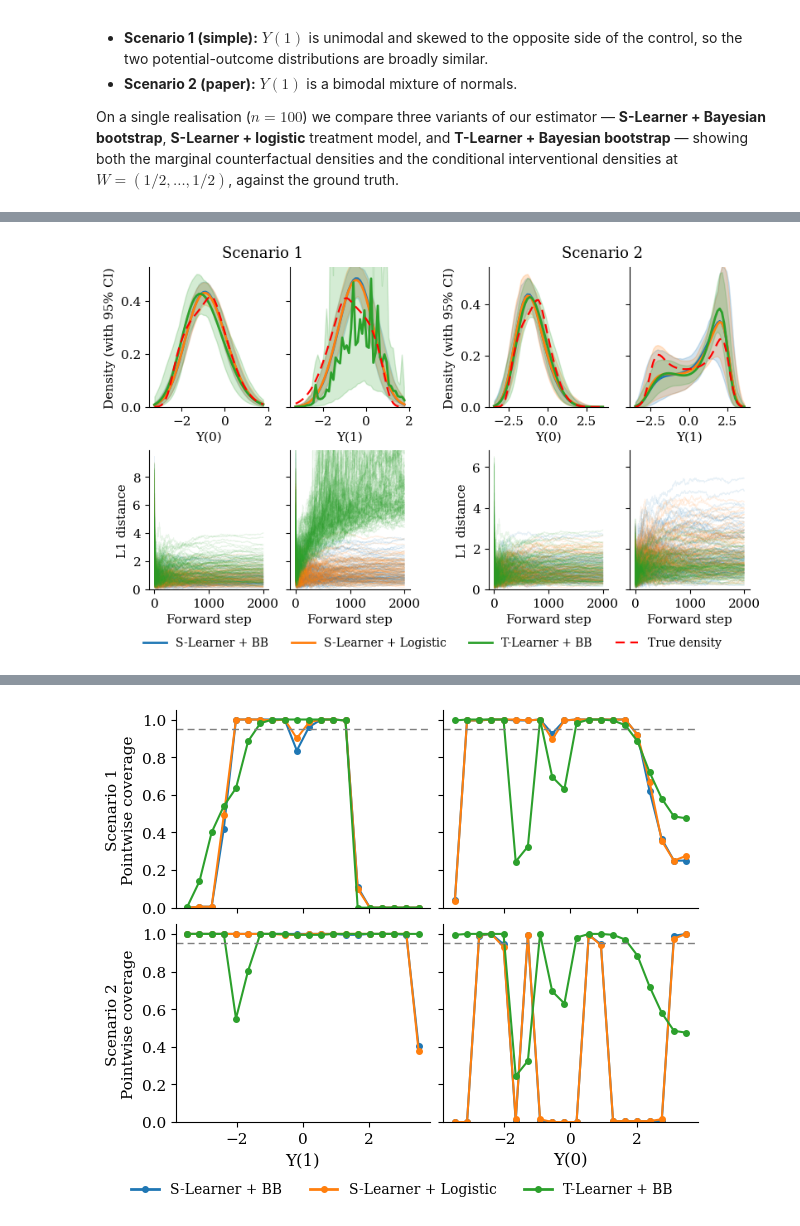
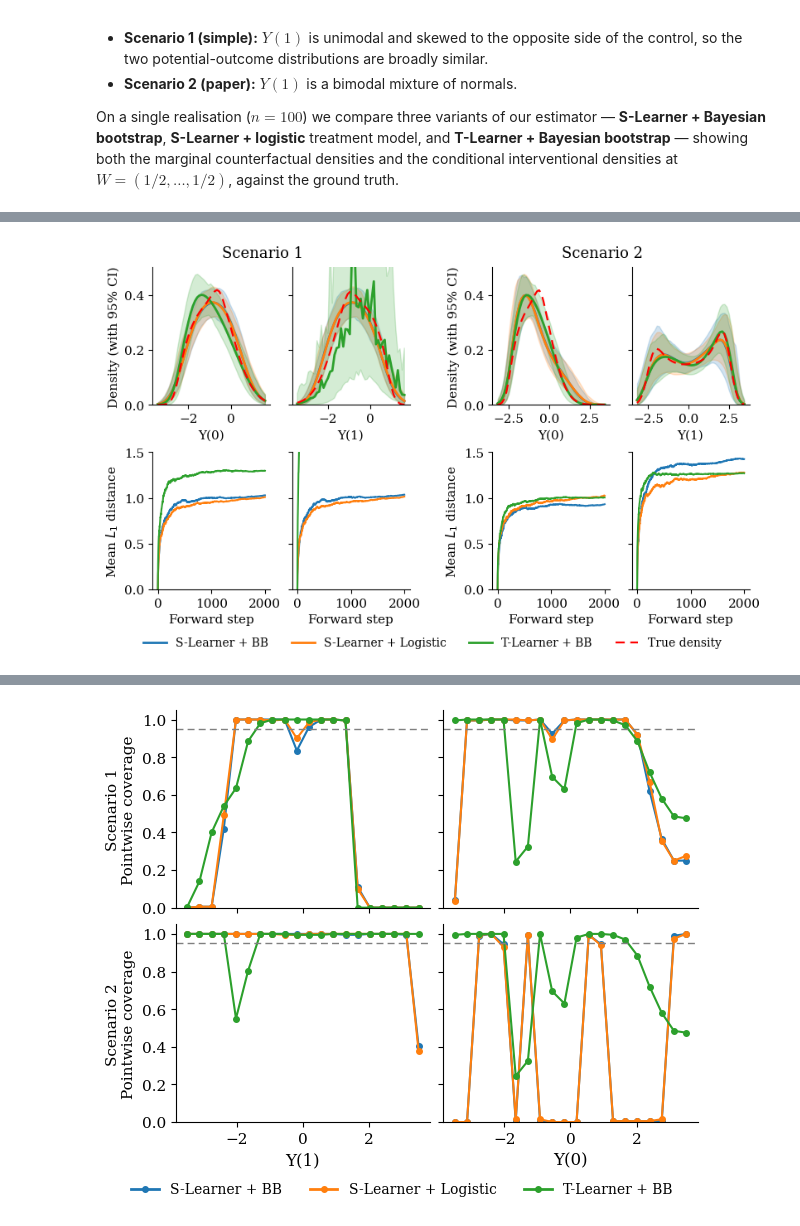
Before and after one commit to gregorsteiner/CausalMP, a Jupyter notebook: Simulated_Examples.ipynb, the cells around one changed output, grey strips where cells are left out. Drawn from its saved outputs; the diff is of its cells as text; code cells hidden in the pictures.

Commit message:
Fixed l1 plots

```diff
--- a/Simulated_Examples.ipynb
+++ b/Simulated_Examples.ipynb
@@ -240,6 +240,8 @@ cols = [("x_0", "Y(0)"), ("x_1", "Y(1)")]
 fig = plt.figure(figsize=(8, 5), constrained_layout=True)
 subfigs = fig.subfigures(1, 2, wspace=0.05)
 
+l1_axes = []
+
 for sf, sc in zip(subfigs, (1, 2)):
     sf.suptitle(f"Scenario {sc}", fontsize=13)
     axs = sf.subplots(2, 2, sharex='row', sharey='row')
@@ -248,40 +250,45 @@ for sf, sc in zip(subfigs, (1, 2)):
     grid = R["grid"]
 
     # Top row: marginal densities with credible bands
     for c, (xkey, lab) in enumerate(cols):
         ax = axs[0, c]
         for name, res, color in R["methods"]:
             d = res[xkey]
             ax.fill_between(grid, d['low'], d['high'], color=color, alpha=ALPHA)
             ax.plot(grid, d['mean'], color=color, linewidth=2)
         ax.plot(grid, R["true"]["marg"][xkey], color="red", linewidth=1.6, linestyle=DASH)
         ax.set_ylim(bottom=0)
         ax.set_xlabel(lab, fontsize=11)
     axs[0, 0].set_ylabel("Density (with 95% CI)", fontsize=11)
 
-    # Bottom row: L1 stability trajectories (individual sequences)
+    # Bottom row: mean L1 stability trajectories
     for c, (xkey, lab) in enumerate(cols):
         ax = axs[1, c]
         xi = int(xkey.split("_")[1])
         for name, res, color in R["methods"]:
-            l1 = res["l1_trajectory"][:, :, xi]  # (B, T)
-            steps = np.arange(1, l1.shape[1] + 1)
-            for b in range(l1.shape[0]):
-                ax.plot(steps, l1[b], color=color, alpha=0.1, linewidth=0.7)
+            l1 = res["l1_trajectory"][:, :, xi]  # (B, T+1)
+            steps = np.arange(l1.shape[1])
+            ax.plot(steps, l1.mean(axis=0), color=color, linewidth=1.5)
         ax.set_ylim(bottom=0)
         ax.set_xlabel("Forward step", fontsize=11)
-    axs[1, 0].set_ylabel(r"L1 distance", fontsize=11)
+    axs[1, 0].set_ylabel(r"Mean $L_1$ distance", fontsize=11)
+    l1_axes.extend([axs[1, 0], axs[1, 1]])
+
+# unify y-limits across all L1 plots
+#ymax = max(ax.get_ylim()[1] for ax in l1_axes)
+for ax in l1_axes:
+    ax.set_ylim(0, 1.5)
 
 # shared legend below the whole figure
 legend_handles = [Line2D([0], [0], color=color, linewidth=2, label=name)
                   for name, _, color in results[1]["methods"]]
 legend_handles.append(Line2D([0], [0], color="red", linewidth=1.6, linestyle=DASH, label="True density"))
 fig.legend(handles=legend_handles, loc="outside lower center", ncol=4, frameon=False, fontsize=10)
 
 fig.savefig('Figures/Simulation_Illustration.pdf', dpi=300, bbox_inches='tight')
 plt.show()
 # %% [output]
-[figure, old version]
+[figure, new version]
 # %%
 # ── Coverage experiment: repeat over many simulated datasets, for both scenarios ─────────
 # For each scenario and replicate we draw a fresh dataset, fit all three estimators on a
```
Also changed, not shown: parts of 1 cell of this notebook, 3 other files.
